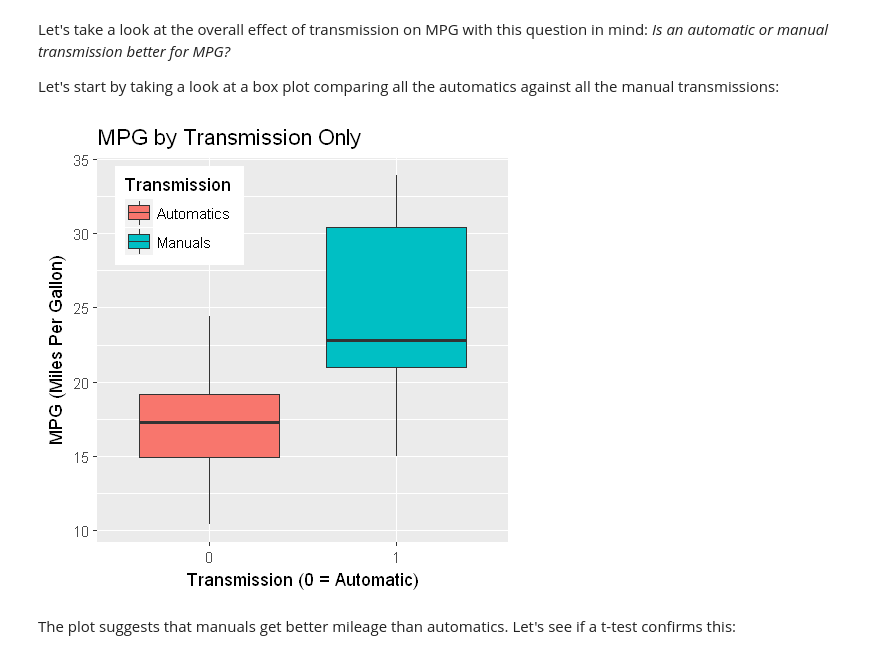
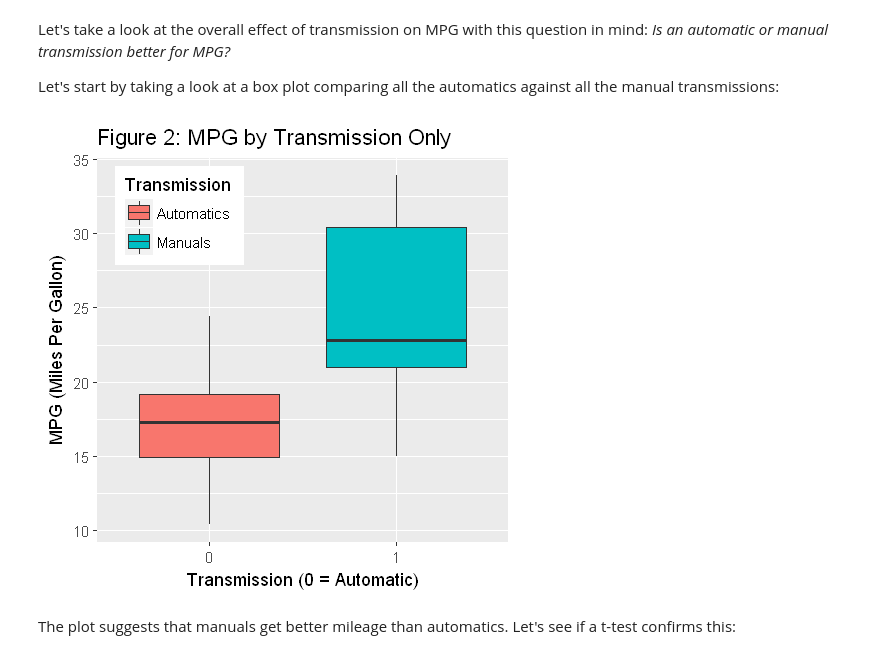
Before and after one commit to focods/WonderfulML, a Jupyter notebook: docs/solutions/session03_r.ipynb, the cells around one changed output. Cells and saved outputs as stored; diff of their text form; code cells hidden in the pictures.

```diff
--- a/docs/solutions/session03_r.ipynb
+++ b/docs/solutions/session03_r.ipynb
@@ -68,21 +66,21 @@ Let's start by taking a look at a box plot comparing all the automatics against
 # %%
 ## PlotTools.R contains multiplot function
 source('../../R/PlotTools.R')  # running notebook from docs/solutions/ dir under project
 
 ## boxplot to compare automatics vs manuals
 p1 <- ggplot(mtcars, aes(factor(am), mpg))
-p1 <- p1 + ggtitle("MPG by Transmission Only")
+p1 <- p1 + ggtitle("Figure 2: MPG by Transmission Only")
 p1 <- p1 + geom_boxplot(aes(fill = factor(am)));
 p1 <- p1 + scale_fill_discrete(name="Transmission", breaks=c(0,1),
                                labels=c("Automatics", "Manuals"))
 p1 <- p1 + theme(legend.position=c(0.2,0.85))
 p1 <- p1 + labs(x = "Transmission (0 = Automatic)", y = "MPG (Miles Per Gallon)")
 
 options(repr.plot.width=4, repr.plot.height=4)
 
 p1
 # %% [output]
-[figure, old version]
+[figure, new version]
 # %% [markdown]
 The plot suggests that manuals get better mileage than automatics.  Let's see if a t-test confirms this:
 # %%
```
Also changed, not shown: parts of 29 cells of this notebook.
